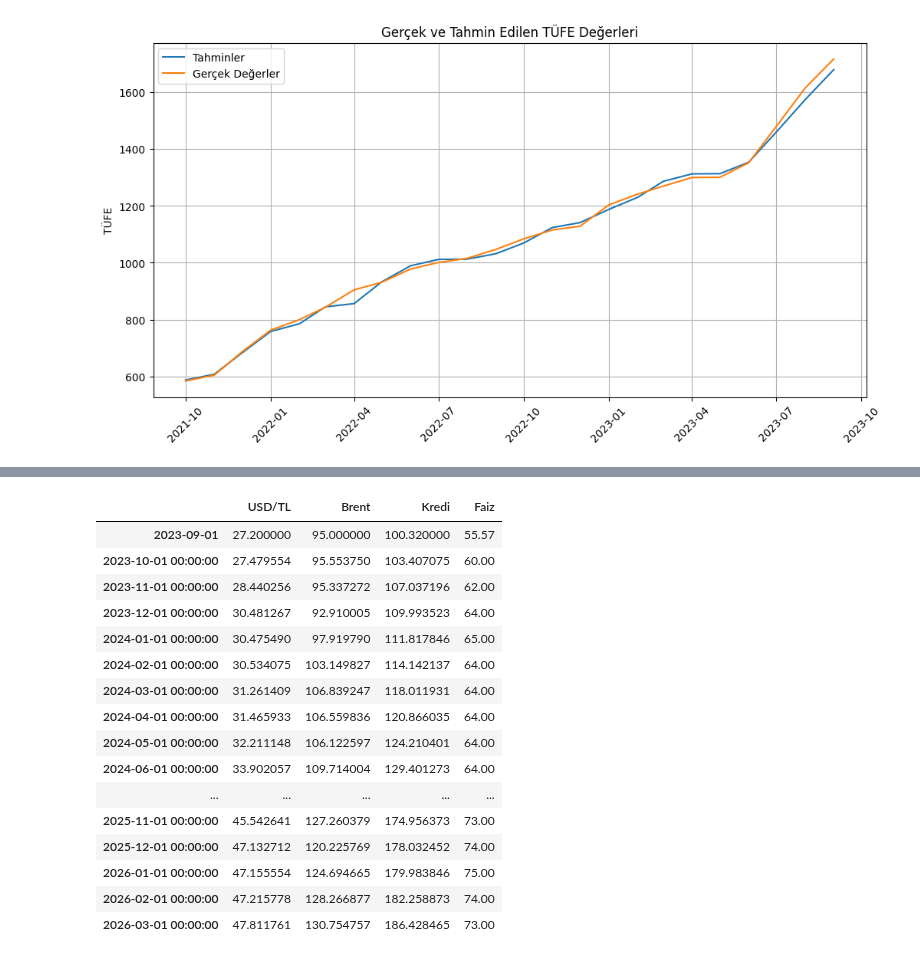
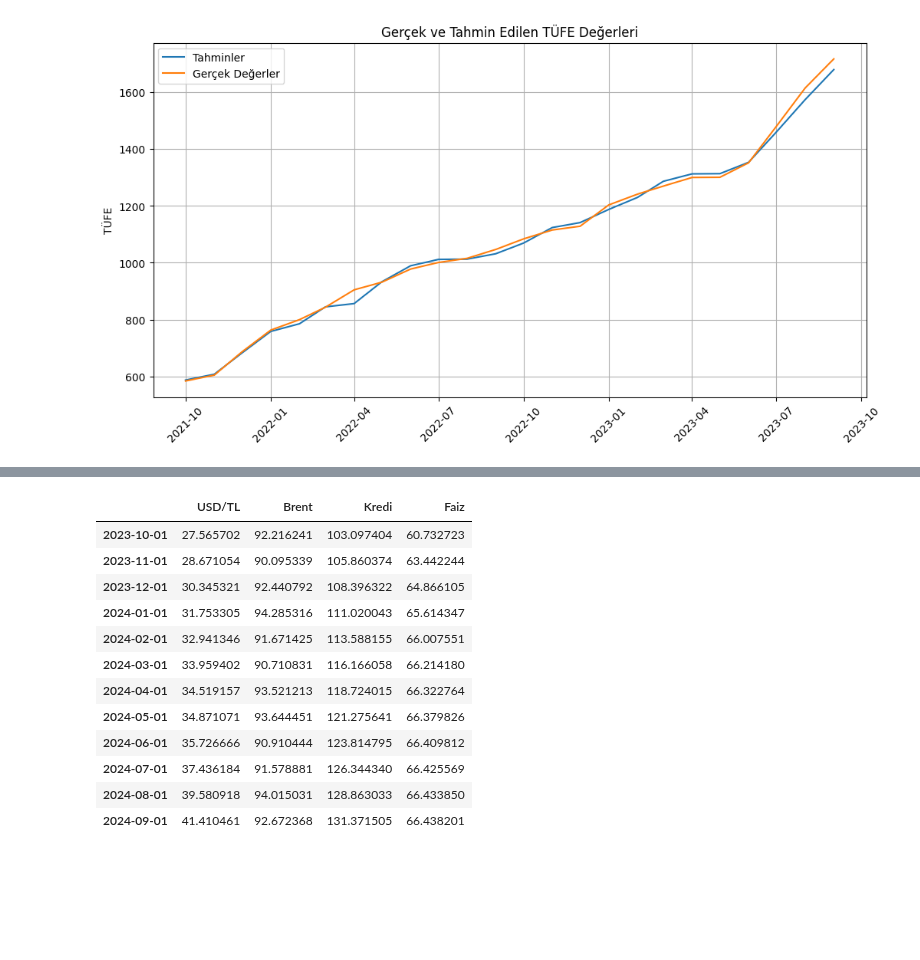
Before and after one commit to kaboya19/InflationForecast, a Jupyter notebook: InflationForecast.ipynb, the cells around one changed output, grey strips where cells are left out. Saved outputs shown, nothing was run; the diff lists cells and outputs as text; code cells hidden in the pictures; blank space fills up the shorter version.

```diff
--- a/InflationForecast.ipynb
+++ b/InflationForecast.ipynb
@@ -836,10 +648,0 @@ plt.show()
-# %%
-pred_ci['Mean'] = (pred_ci["lower USD/TL"] + pred_ci["upper USD/TL"])/2
-usdtahmin=pred_ci["Mean"]
-usdtahmin=pd.DataFrame(usdtahmin)
-usdtahmin.columns=["USD Tahmin"]
-usdtahmin1=pd.DataFrame({"USD Tahmin":[27.20]})
-usdtahmin1["Tarih"]="2023-09-01"
-usdtahmin1=usdtahmin1.set_index("Tarih")
-usdtahmin1=pd.concat([usdtahmin1,usdtahmin],axis=0)
-usdtahmin1
@@ -946,11 +648,0 @@ plt.show()
-# %%
-import random
-pred_ci['Mean'] = (pred_ci["lower Kredi"] + pred_ci["upper Kredi"])/2
-kreditahmin=pred_ci["Mean"]
-kreditahmin=pd.DataFrame(kreditahmin)
-kreditahmin.columns=["Kredi Tahmin"]
-kreditahmin1=pd.DataFrame({"Kredi Tahmin":[100.32]})
-kreditahmin1["Tarih"]="2023-09-01"
-kreditahmin1=kreditahmin1.set_index("Tarih")
-kreditahmin1=pd.concat([kreditahmin1,kreditahmin],axis=0)
-kreditahmin1
@@ -1055,11 +648,0 @@ plt.show()
-# %%
-pred_ci['Mean'] = (pred_ci["lower Faiz"] + pred_ci["upper Faiz"])/2
-faiztahmin=pred_ci["Mean"]
-faiztahmin=pd.DataFrame(faiztahmin)
-faiztahmin.columns=["Faiz"]
-faiztahmin["Faiz"]=faiztahmin["Faiz"].astype(int)
-faiztahmin1=pd.DataFrame({"Faiz":[55.57]})
-faiztahmin1["Tarih"]="2023-09-01"
-faiztahmin1=faiztahmin1.set_index("Tarih")
-faiztahmin1=pd.concat([faiztahmin1,faiztahmin],axis=0)
-faiztahmin1
@@ -1084,30 +649,26 @@ faiztahmin1
 # %%
 forecast=pd.DataFrame()
-forecast["USD/TL Tahmin"]=usdtahmin1["USD Tahmin"]
+forecast["USD/TL Tahmin"]=usdtahmin
 forecast["Brent Tahmin"]=brenttahmin
-forecast["Kredi Tahmin"]=kreditahmin1["Kredi Tahmin"]
-forecast["Faiz Tahmin"]=faiztahmin1["Faiz"]
+forecast["Kredi Tahmin"]=kreditahmin
+forecast["Faiz Tahmin"]=faiztahmin
 
 forecast.columns=["USD/TL","Brent","Kredi","Faiz"]
 forecast
 # %% [output]
 |  | USD/TL | Brent | Kredi | Faiz |
-| 2023-09-01 | 27.200000 | 95.000000 | 100.320000 | 55.57 |
-| 2023-10-01 00:00:00 | 27.479554 | 95.553750 | 103.407075 | 60.00 |
-| 2023-11-01 00:00:00 | 28.440256 | 95.337272 | 107.037196 | 62.00 |
-| 2023-12-01 00:00:00 | 30.481267 | 92.910005 | 109.993523 | 64.00 |
-| 2024-01-01 00:00:00 | 30.475490 | 97.919790 | 111.817846 | 65.00 |
-| 2024-02-01 00:00:00 | 30.534075 | 103.149827 | 114.142137 | 64.00 |
-| 2024-03-01 00:00:00 | 31.261409 | 106.839247 | 118.011931 | 64.00 |
-| 2024-04-01 00:00:00 | 31.465933 | 106.559836 | 120.866035 | 64.00 |
-| 2024-05-01 00:00:00 | 32.211148 | 106.122597 | 124.210401 | 64.00 |
-| 2024-06-01 00:00:00 | 33.902057 | 109.714004 | 129.401273 | 64.00 |
-| ... | ... | ... | ... | ... |
-| 2025-11-01 00:00:00 | 45.542641 | 127.260379 | 174.956373 | 73.00 |
-| 2025-12-01 00:00:00 | 47.132712 | 120.225769 | 178.032452 | 74.00 |
-| 2026-01-01 00:00:00 | 47.155554 | 124.694665 | 179.983846 | 75.00 |
-| 2026-02-01 00:00:00 | 47.215778 | 128.266877 | 182.258873 | 74.00 |
-| 2026-03-01 00:00:00 | 47.811761 | 130.754757 | 186.428465 | 73.00 |
+| 2023-10-01 | 27.565702 | 92.216241 | 103.097404 | 60.732723 |
+| 2023-11-01 | 28.671054 | 90.095339 | 105.860374 | 63.442244 |
+| 2023-12-01 | 30.345321 | 92.440792 | 108.396322 | 64.866105 |
+| 2024-01-01 | 31.753305 | 94.285316 | 111.020043 | 65.614347 |
+| 2024-02-01 | 32.941346 | 91.671425 | 113.588155 | 66.007551 |
+| 2024-03-01 | 33.959402 | 90.710831 | 116.166058 | 66.214180 |
+| 2024-04-01 | 34.519157 | 93.521213 | 118.724015 | 66.322764 |
+| 2024-05-01 | 34.871071 | 93.644451 | 121.275641 | 66.379826 |
+| 2024-06-01 | 35.726666 | 90.910444 | 123.814795 | 66.409812 |
+| 2024-07-01 | 37.436184 | 91.578881 | 126.344340 | 66.425569 |
+| 2024-08-01 | 39.580918 | 94.015031 | 128.863033 | 66.433850 |
+| 2024-09-01 | 41.410461 | 92.672368 | 131.371505 | 66.438201 |
 # %%
 
 
```
Also changed, not shown: parts of 51 cells of this notebook, 1 other file.
